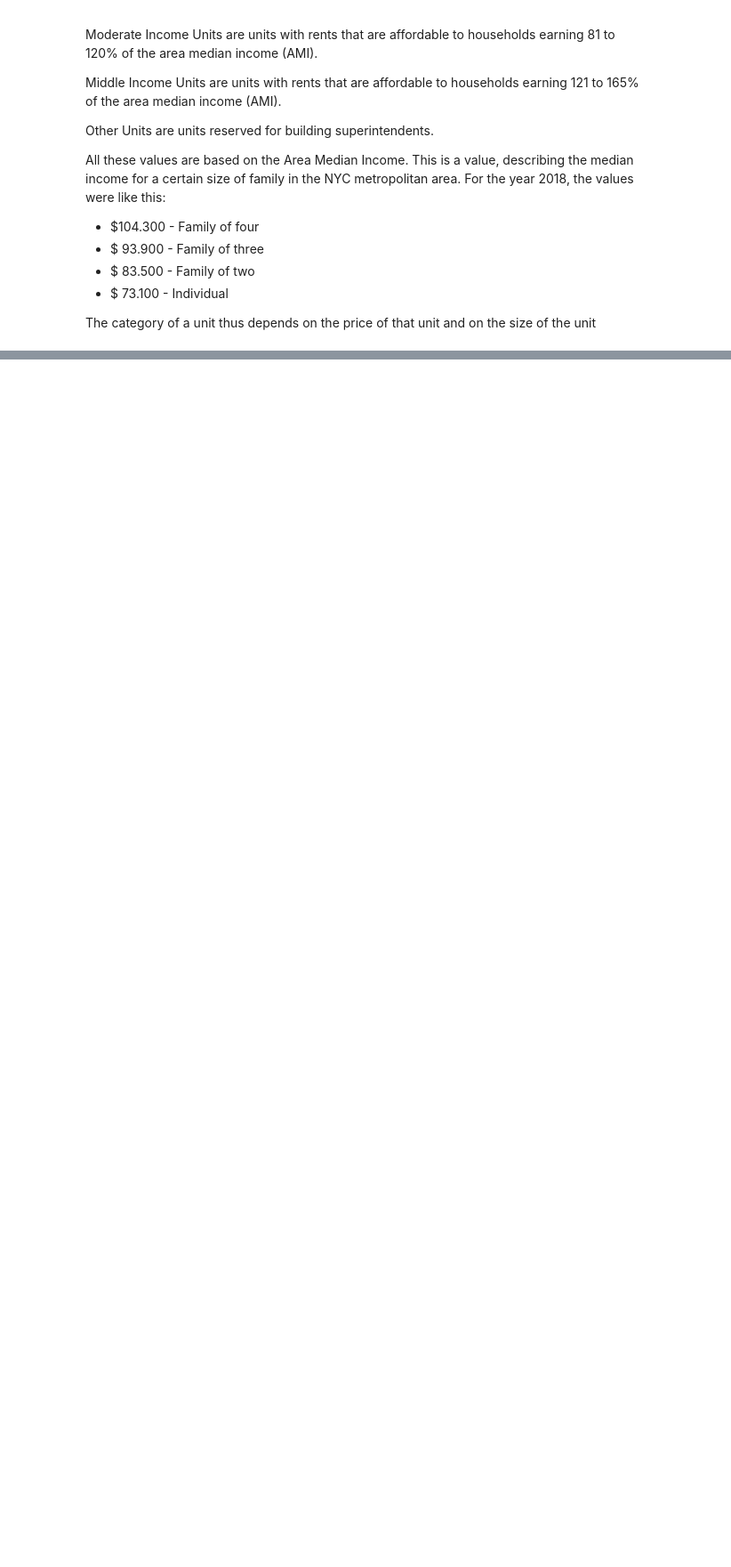
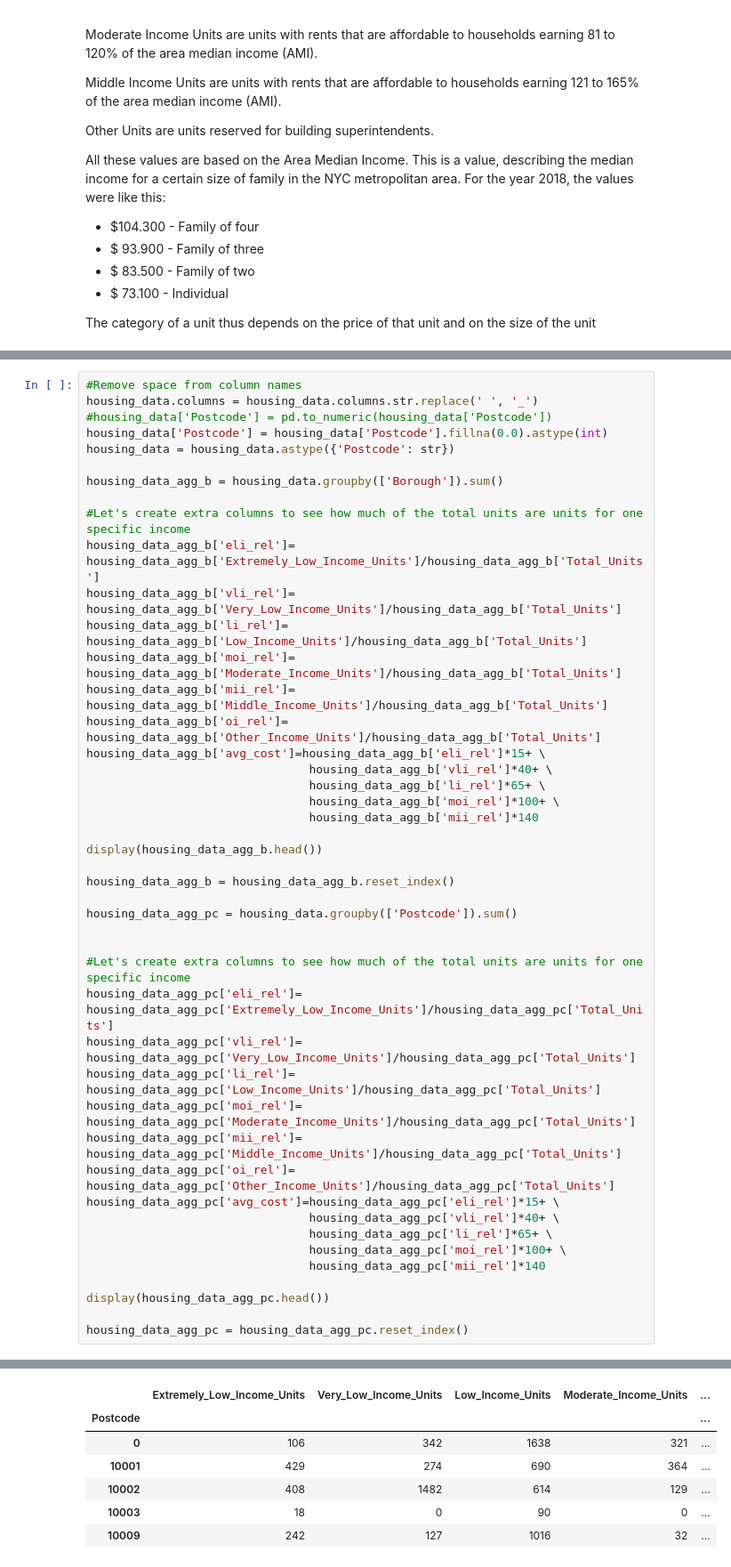
Before and after one commit to ThibauldBraet/Whos-your-data, a Jupyter notebook: Housing.ipynb, the cells around one changed output, grey strips where cells are left out. Shown at 89% size. Drawn from its saved outputs; the diff is of its cells as text; blank space fills up the shorter version.

Commit message:
Housing prices per postal code

```diff
--- a/Housing.ipynb
+++ b/Housing.ipynb
@@ -146,0 +122,46 @@ housing_data_agg = housing_data_agg.reset_index()
+# %%
+#Remove space from column names
+housing_data.columns = housing_data.columns.str.replace(' ', '_')
+#housing_data['Postcode'] = pd.to_numeric(housing_data['Postcode'])
+housing_data['Postcode'] = housing_data['Postcode'].fillna(0.0).astype(int)
+housing_data = housing_data.astype({'Postcode': str})
+
+housing_data_agg_b = housing_data.groupby(['Borough']).sum()
+
+#Let's create extra columns to see how much of the total units are units for one specific income
+housing_data_agg_b['eli_rel']= housing_data_agg_b['Extremely_Low_Income_Units']/housing_data_agg_b['Total_Units']
+housing_data_agg_b['vli_rel']= housing_data_agg_b['Very_Low_Income_Units']/housing_data_agg_b['Total_Units']
+housing_data_agg_b['li_rel']= housing_data_agg_b['Low_Income_Units']/housing_data_agg_b['Total_Units']
+housing_data_agg_b['moi_rel']= housing_data_agg_b['Moderate_Income_Units']/housing_data_agg_b['Total_Units']
+housing_data_agg_b['mii_rel']= housing_data_agg_b['Middle_Income_Units']/housing_data_agg_b['Total_Units']
+housing_data_agg_b['oi_rel']= housing_data_agg_b['Other_Income_Units']/housing_data_agg_b['Total_Units']
+housing_data_agg_b['avg_cost']=housing_data_agg_b['eli_rel']*15+ \
+                                housing_data_agg_b['vli_rel']*40+ \
+                                housing_data_agg_b['li_rel']*65+ \
+                                housing_data_agg_b['moi_rel']*100+ \
+                                housing_data_agg_b['mii_rel']*140
+
+display(housing_data_agg_b.head())
+
+housing_data_agg_b = housing_data_agg_b.reset_index()
+
+housing_data_agg_pc = housing_data.groupby(['Postcode']).sum()
+
+
+#Let's create extra columns to see how much of the total units are units for one specific income
+housing_data_agg_pc['eli_rel']= housing_data_agg_pc['Extremely_Low_Income_Units']/housing_data_agg_pc['Total_Units']
+housing_data_agg_pc['vli_rel']= housing_data_agg_pc['Very_Low_Income_Units']/housing_data_agg_pc['Total_Units']
+housing_data_agg_pc['li_rel']= housing_data_agg_pc['Low_Income_Units']/housing_data_agg_pc['Total_Units']
+housing_data_agg_pc['moi_rel']= housing_data_agg_pc['Moderate_Income_Units']/housing_data_agg_pc['Total_Units']
+housing_data_agg_pc['mii_rel']= housing_data_agg_pc['Middle_Income_Units']/housing_data_agg_pc['Total_Units']
+housing_data_agg_pc['oi_rel']= housing_data_agg_pc['Other_Income_Units']/housing_data_agg_pc['Total_Units']
+housing_data_agg_pc['avg_cost']=housing_data_agg_pc['eli_rel']*15+ \
+                                housing_data_agg_pc['vli_rel']*40+ \
+                                housing_data_agg_pc['li_rel']*65+ \
+                                housing_data_agg_pc['moi_rel']*100+ \
+                                housing_data_agg_pc['mii_rel']*140
+
+display(housing_data_agg_pc.head())
+
+housing_data_agg_pc = housing_data_agg_pc.reset_index()
+# %% [output]
@@ -146,0 +175,7 @@ housing_data_agg = housing_data_agg.reset_index()
+|  | Extremely_Low_Income_Units | Very_Low_Income_Units | Low_Income_Units | Moderate_Income_Units | ... |
+| Postcode |  |  |  |  | ... |
+| 0 | 106 | 342 | 1638 | 321 | ... |
+| 10001 | 429 | 274 | 690 | 364 | ... |
+| 10002 | 408 | 1482 | 614 | 129 | ... |
+| 10003 | 18 | 0 | 90 | 0 | ... |
+| 10009 | 242 | 127 | 1016 | 32 | ... |
```
Also changed, not shown: parts of 7 cells of this notebook, 1 other file.
